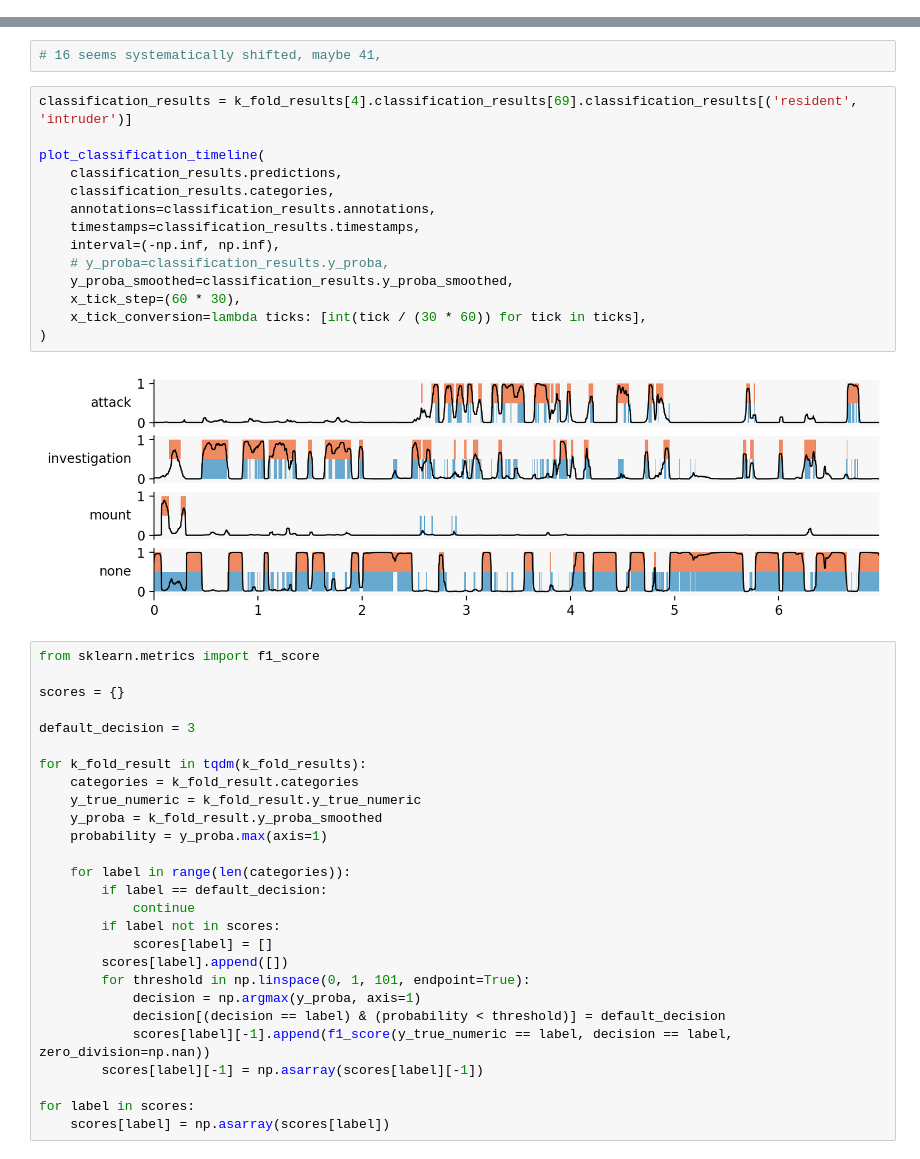
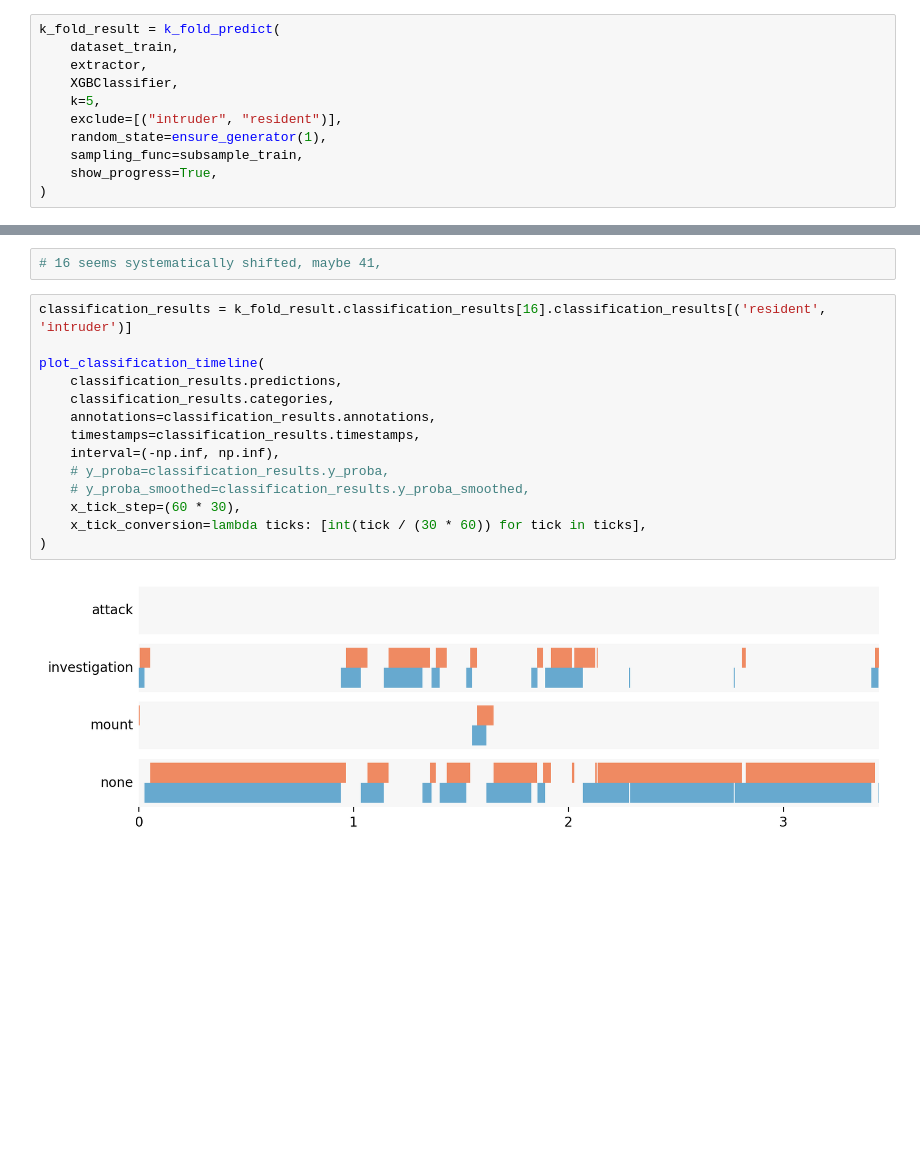
Before and after one commit to pnuehrenberg/vassi, a Jupyter notebook: examples/classification.ipynb, the cells around one changed output, grey strips where cells are left out. Saved outputs shown, nothing was run; the diff lists cells and outputs as text; blank space fills up the shorter version.

```diff
--- a/examples/classification.ipynb
+++ b/examples/classification.ipynb
@@ -162,0 +119,11 @@ extractor.feature_names
+# %%
+k_fold_result = k_fold_predict(
+    dataset_train,
+    extractor,
+    XGBClassifier,
+    k=5,
+    exclude=[("intruder", "resident")],
+    random_state=ensure_generator(1),
+    sampling_func=subsample_train,
+    show_progress=True,
+)
@@ -224,45 +136,18 @@ extractor.feature_names
 # %%
 # 16 seems systematically shifted, maybe 41,
 # %%
-classification_results = k_fold_results[4].classification_results[69].classification_results[('resident', 'intruder')]
+classification_results = k_fold_result.classification_results[16].classification_results[('resident', 'intruder')]
 
 plot_classification_timeline(
     classification_results.predictions,
     classification_results.categories,
     annotations=classification_results.annotations,
     timestamps=classification_results.timestamps,
     interval=(-np.inf, np.inf),
     # y_proba=classification_results.y_proba,
-    y_proba_smoothed=classification_results.y_proba_smoothed,
+    # y_proba_smoothed=classification_results.y_proba_smoothed,
     x_tick_step=(60 * 30),
     x_tick_conversion=lambda ticks: [int(tick / (30 * 60)) for tick in ticks],
 )
 # %% [output]
-[figure, old version]
+[figure, new version]
-# %%
-from sklearn.metrics import f1_score
-
-scores = {}
-
-default_decision = 3
-
-for k_fold_result in tqdm(k_fold_results):
-    categories = k_fold_result.categories
-    y_true_numeric = k_fold_result.y_true_numeric
-    y_proba = k_fold_result.y_proba_smoothed
-    probability = y_proba.max(axis=1)
-
-    for label in range(len(categories)):
-        if label == default_decision:
-            continue
-        if label not in scores:
-            scores[label] = []
-        scores[label].append([])
-        for threshold in np.linspace(0, 1, 101, endpoint=True):
-            decision = np.argmax(y_proba, axis=1)
-            decision[(decision == label) & (probability < threshold)] = default_decision
-            scores[label][-1].append(f1_score(y_true_numeric == label, decision == label, zero_division=np.nan))
-        scores[label][-1] = np.asarray(scores[label][-1])
-
-for label in scores:
-    scores[label] = np.asarray(scores[label])
```
Also changed, not shown: parts of 28 cells of this notebook, 5 other files.
